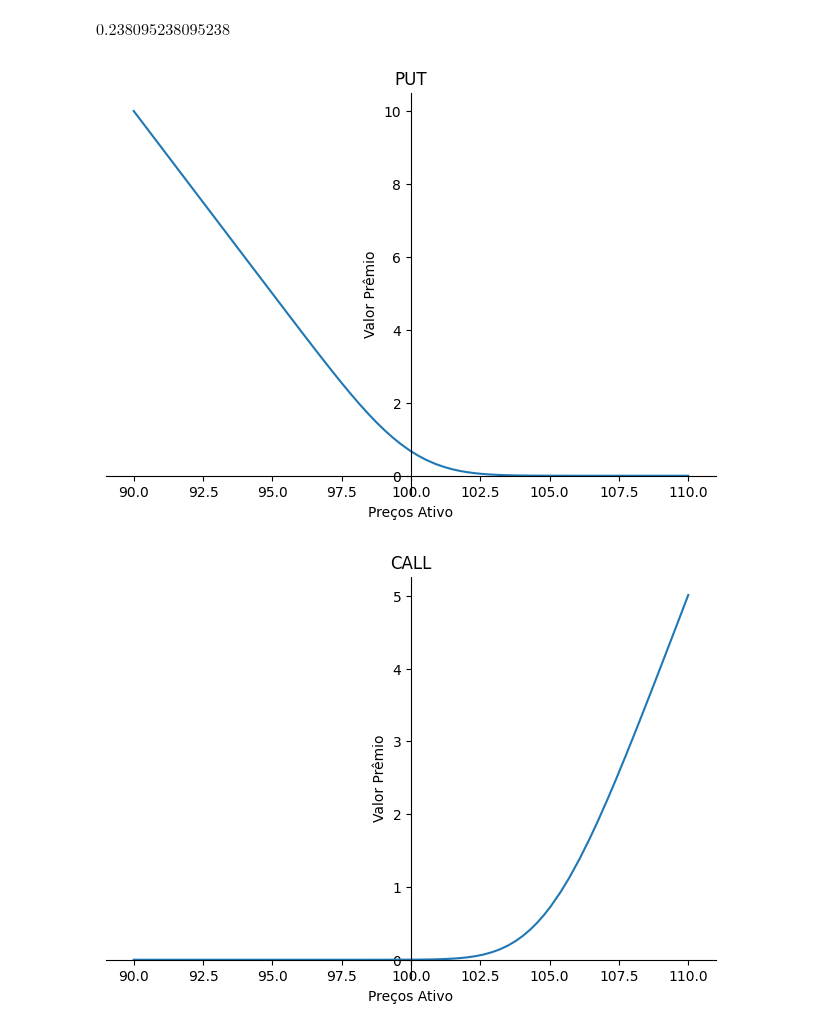
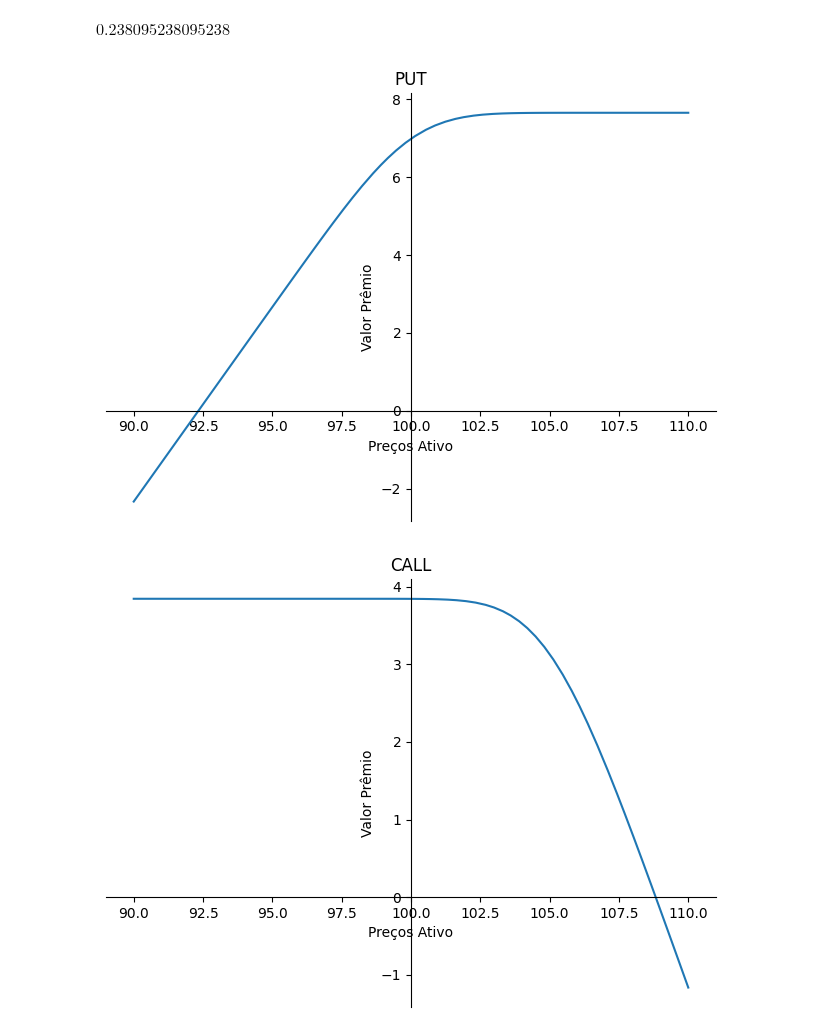
Before and after one commit to Felipe-Pinto/python_para_exatas, a Jupyter notebook: BS_Sympy.ipynb, the cells around one changed output. Cells and saved outputs as stored; diff of their text form; code cells hidden in the pictures.

```diff
--- a/BS_Sympy.ipynb
+++ b/BS_Sympy.ipynb
@@ -174,11 +174,11 @@ DTE
 $\displaystyle 0.238095238095238$
 # %%
 r = 0.125       # Interest tax
-#S = 97          # Stock
+St = 97          # Stock
 S = Symbol('S')
 Kp = 100         # Stirke PUT
 Kc = 105         # Stirke CALL
-#T = 1/252      # Time to end
+Ti = 20/252      # Time to end
 T = 0.2/252
 sigma = 0.60    # Volatility
 # %%
@@ -186,10 +189,13 @@ BSp = BlackScholes(r, S, Kp, T, sigma, type="p")
 # %%
-p = plot(BSp, (S, 90, 110), title='PUT', xlabel='Preços Ativo', ylabel='Valor Prêmio')
+p = plot(POFP, (S, 90, 110), title='PUT', xlabel='Preços Ativo', ylabel='Valor Prêmio')
 # %% [output]
-[figure, old version]
+[figure, new version]
 # %%
 BSc = BlackScholes(r, S, Kc, T, sigma, type="c")
+PremioCALL = BlackScholes(r, St, Kc, Ti, sigma, type="c")
+# %%
+POFC = -BSc + PremioCALL
 # %%
-p = plot(BSc, (S, 90, 110), title='CALL', xlabel='Preços Ativo', ylabel='Valor Prêmio')
+p = plot(POFC, (S, 90, 110), title='CALL', xlabel='Preços Ativo', ylabel='Valor Prêmio')
 # %% [output]
-[figure, old version]
+[figure, new version]
```
Also changed, not shown: parts of 5 cells of this notebook.
